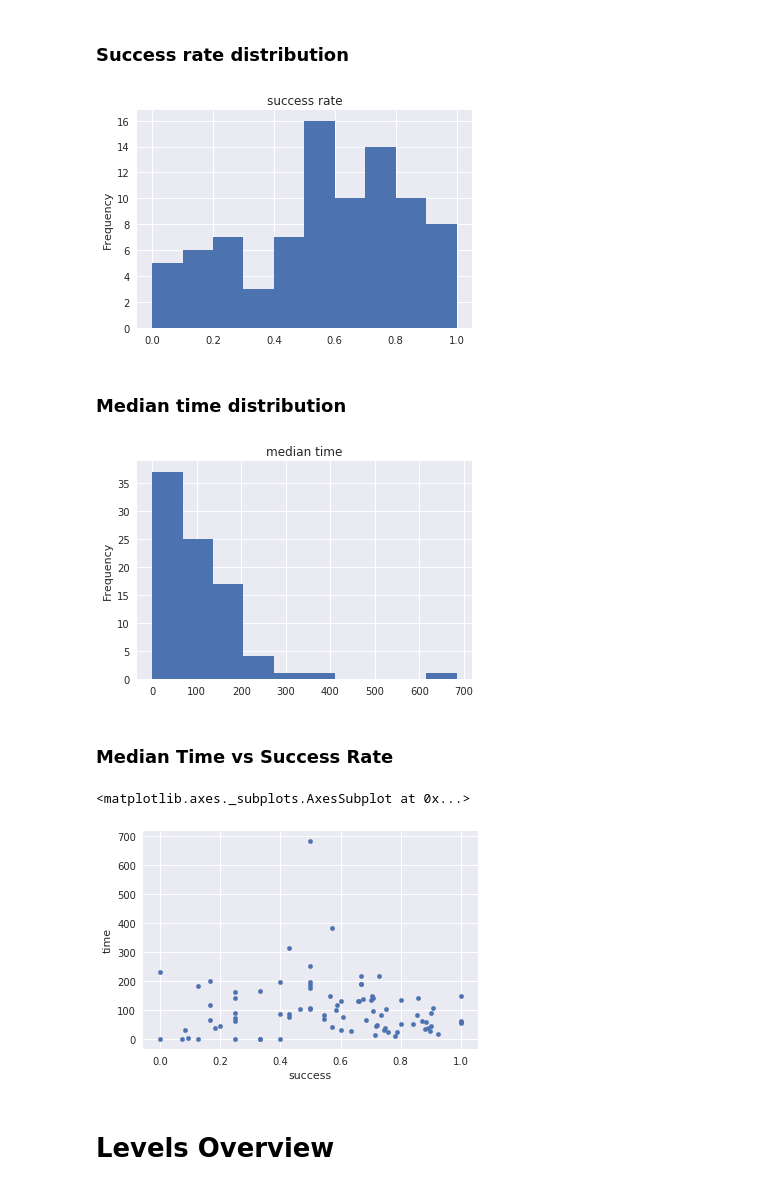
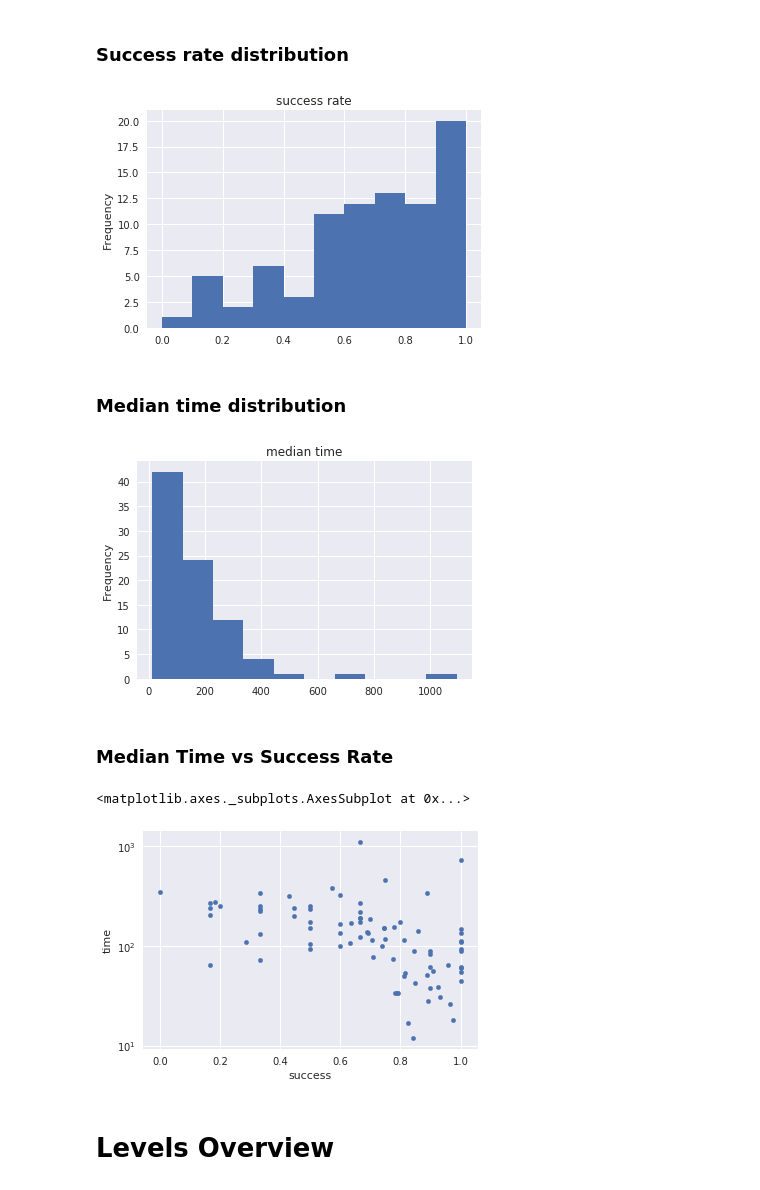
Before and after one commit to adaptive-learning/robomission, a Jupyter notebook: backend/monitoring/notebooks/monitoring_template.ipynb, the cells around one changed output. Cells and saved outputs as stored; diff of their text form; code cells hidden in the pictures.

```diff
--- a/backend/monitoring/notebooks/monitoring_template.ipynb
+++ b/backend/monitoring/notebooks/monitoring_template.ipynb
@@ -22,3 +21,6 @@ Stored at: /home/xeffenb1/projects/robomission/.prodcache/
 Data loaded from cache (/home/xeffenb1/projects/robomission/.prodcache/robomission-2018-01-13/).
 # %% [markdown]
 # All task sessions
+# %%
+ts = data['task_sessions']
+ts = ts[ts.time_spent > 0]
@@ -33,7 +39,6 @@ ts.time_spent[ts.time_spent > 0].apply(np.log).hist()
 # %% [markdown]
 # All tasks
 # %%
-ts = data['task_sessions']
 grouped_ts = ts.groupby('task')
 metrics = pd.DataFrame(OrderedDict(
     time=grouped_ts.time_spent.median(),
@@ -42,4 +47,4 @@ metrics = pd.DataFrame(OrderedDict(
     n_solved=grouped_ts.solved.sum(),
 ))
 metrics['n_unsolved'] = metrics.n_attempts - metrics.n_solved
-tasks = data['tasks'].join(metrics)
+tasks = data['tasks'].join(metrics).fill
@@ -61,19 +113,19 @@ ax.set_xlabel('task');
 # %%
 ax = tasks.success.plot.hist(title='success rate')
 # %% [output]
-[figure, old version]
+[figure, new version]
 # %% [markdown]
 ### Median time distribution
 # %%
 ax = tasks.time.plot.hist(title='median time')
 # %% [output]
-[figure, old version]
+[figure, new version]
 # %% [markdown]
 ### Median Time vs Success Rate
 # %%
-tasks.plot.scatter(x='success', y='time')
+tasks.plot.scatter(x='success', y='time', logy=True)
 # %% [output]
 <matplotlib.axes._subplots.AxesSubplot at 0x...>
-[figure, old version]
+[figure, new version]
 # %% [markdown]
 # Levels Overview
```
Also changed, not shown: parts of 13 cells of this notebook, 1 other file.
